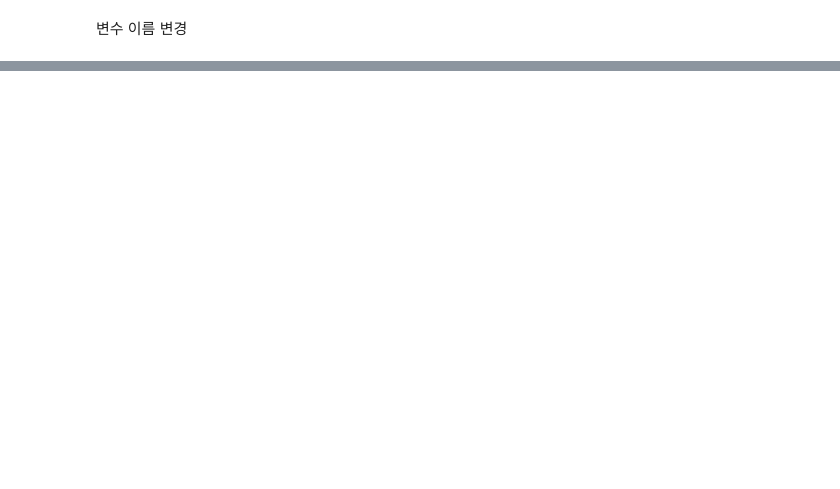
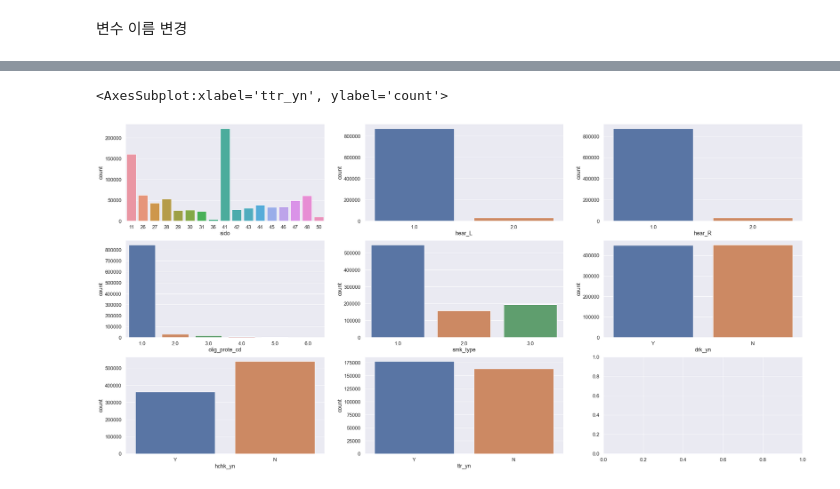
Before and after one commit to GayeonKimm/DS, a Jupyter notebook: 220527 medical checkup infomation_2017.ipynb, the cells around one changed output, grey strips where cells are left out. Cells and saved outputs as stored; diff of their text form; code cells hidden in the pictures; blank space fills up the shorter version.

```diff
--- a/220527 medical checkup infomation_2017.ipynb
+++ b/220527 medical checkup infomation_2017.ipynb
@@ -210,7 +242,10 @@ df_train.head()
 # %%
 k = 20
 for i in range(5, 19, 2):
-    df_train.loc[(df_train['연령대코드']== i) |(df_train['연령대코드'] == i+1), '연령대코드'] = str(k)+'대'
+    if k == 80:
+        df_train.loc[(df_train['연령대코드']== i) |(df_train['연령대코드'] == i+1), '연령대코드'] = str(k)+'대이상'
+    else:
+        df_train.loc[(df_train['연령대코드']== i) |(df_train['연령대코드'] == i+1), '연령대코드'] = str(k)+'대'
     k += 10
 
 df_train['연령대코드'].value_counts()
@@ -295,0 +290,11 @@ sample = df_train[:1000]
+# %%
+df_train.rename(columns={'기준년도' :'year', '가입자일련번호':'id', '성별코드':'target_sex','연령대코드':'target_age', '시도코드':'sido',
+                          '신장(5Cm단위)':'height', '체중(5Kg단위)':'weight', '허리둘레' : 'waist',
+                          '시력(좌)':'sight_L', '시력(우)':'sight_R', '청력(좌)':'hear_L', '청력(우)':'hear_R',
+                          '수축기혈압':'bp_high', '이완기혈압':'bp_low', '식전혈당(공복혈당)':'blds',
+                          '총콜레스테롤':'tot_chole', '트리글리세라이드':'triglyceride', 'HDL콜레스테롤':'hdl_chole',
+                          'LDL콜레스테롤':'ldl_chole', '혈색소':'hmg', '요단백':'olig_prote_cd',
+                          '혈청크레아티닌':'creatinine','(혈청지오티)AST':'sgot_ast', '(혈청지오티)ALT':'sgot_alt', '감마지티피':'gamma_gtp',
+                          '흡연상태':'smk_type', '음주여부':'drk_yn', '구강검진수검여부':'hchk_yn',
+                          '치아우식증유무':'crs_yn', '결손치유무':'tth_yn', '치아마모증유무':'odt_yn',
+                          '제3대구치(사랑니)이상':'wsdm_dis_yn', '치석':'ttr_yn', '데이터공개일자':'data_dt'}, inplace = True)
@@ -295,0 +330,4 @@ sample = df_train[:1000]
+# %%
+# data_dt는 의미가 없어서 drop하겠음
+df_train.drop('data_dt', axis=1, inplace=True)
+df_test.drop('data_dt', axis=1, inplace=True)
@@ -295,0 +384,6 @@ sample = df_train[:1000]
+# %%
+# crs_yn tth_yn odt_yn wsdm_dis_yn : 100퍼.
+# 지움
+
+df_train.drop(['crs_yn', 'tth_yn','odt_yn','wsdm_dis_yn'],axis = 1, inplace=True)
+df_test.drop(['crs_yn', 'tth_yn','odt_yn','wsdm_dis_yn'],axis = 1, inplace=True)
@@ -295,0 +574,17 @@ sample = df_train[:1000]
+# %%
+# count plot 한 번 그려보자고
+
+figure, ((ax1,ax2,ax3),(ax4,ax5,ax6), (ax7,ax8,ax9)) = plt.subplots(nrows = 3, ncols = 3)
+figure.set_size_inches(40,20)
+
+sns.countplot(data=df_train, x = 'sido', ax = ax1)
+sns.countplot(data=df_train, x = 'hear_L', ax = ax2)
+sns.countplot(data=df_train, x = 'hear_R',ax = ax3)
+sns.countplot(data=df_train, x = 'olig_prote_cd',ax = ax4)
+sns.countplot(data=df_train, x = 'smk_type',ax = ax5)
+sns.countplot(data=df_train, x = 'drk_yn',ax = ax6)
+sns.countplot(data=df_train, x = 'hchk_yn',ax = ax7)
+sns.countplot(data=df_train, x = 'ttr_yn',ax = ax8)
+# %% [output]
+<AxesSubplot:xlabel='ttr_yn', ylabel='count'>
+[figure, added]
```
Also changed, not shown: parts of 48 cells of this notebook, 1 other file.
